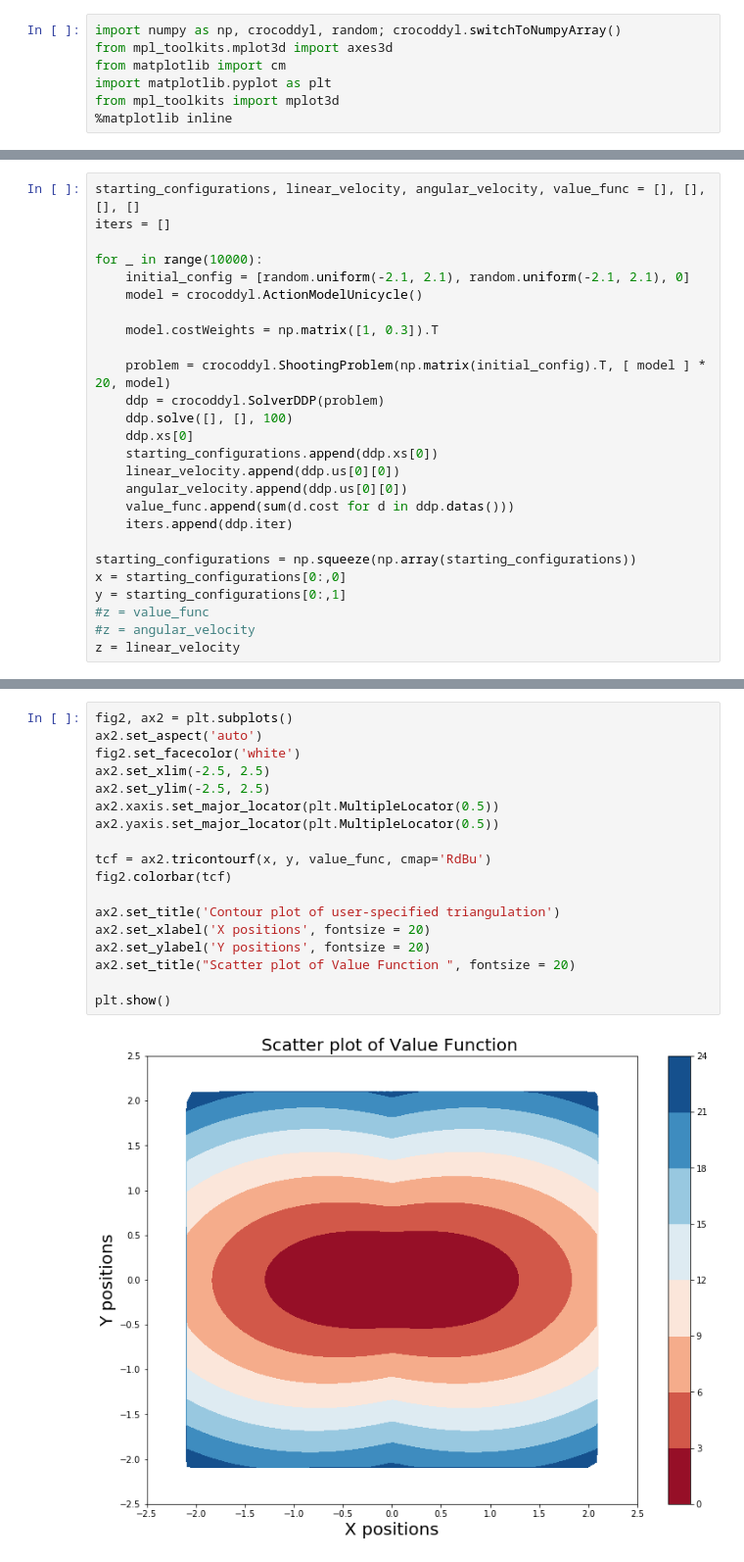
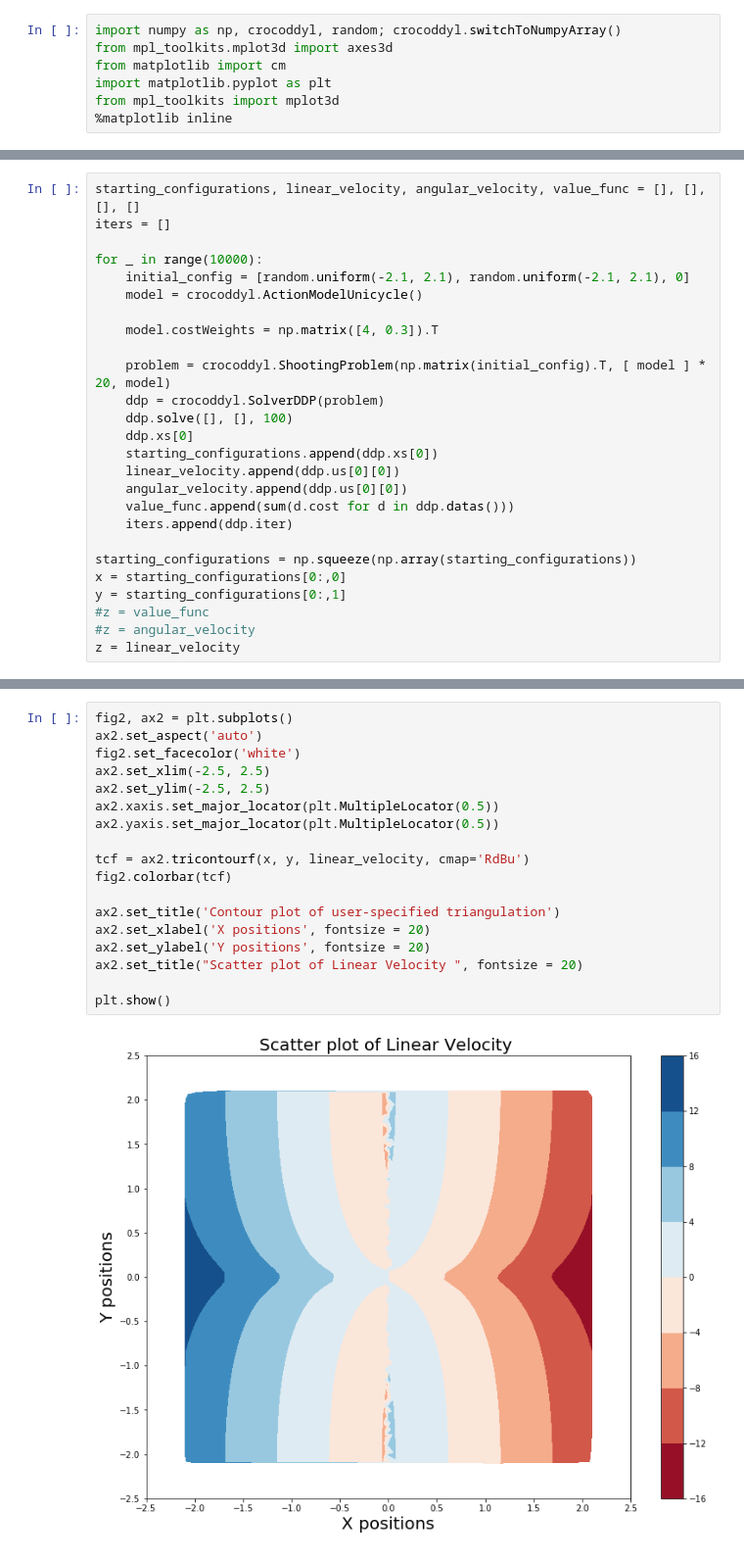
Before and after one commit to amitparag/deep_Networks, a Jupyter notebook: src/unicycle/unicycle_data_analysis.ipynb, the cells around one changed output, grey strips where cells are left out. Shown at 98% size. Cells and saved outputs as stored; diff of their text form.

Commit message:
Changed costs

```diff
--- a/src/unicycle/unicycle_data_analysis.ipynb
+++ b/src/unicycle/unicycle_data_analysis.ipynb
@@ -86,7 +86,7 @@ for _ in range(10000):
     initial_config = [random.uniform(-2.1, 2.1), random.uniform(-2.1, 2.1), 0]
     model = crocoddyl.ActionModelUnicycle()
 
-    model.costWeights = np.matrix([1, 0.3]).T
+    model.costWeights = np.matrix([4, 0.3]).T
 
     problem = crocoddyl.ShootingProblem(np.matrix(initial_config).T, [ model ] * 20, model)
     ddp = crocoddyl.SolverDDP(problem)
@@ -133,20 +133,20 @@ plt.colorbar()
 # %%
 fig2, ax2 = plt.subplots()
 ax2.set_aspect('auto')
 fig2.set_facecolor('white')
 ax2.set_xlim(-2.5, 2.5)
 ax2.set_ylim(-2.5, 2.5)
 ax2.xaxis.set_major_locator(plt.MultipleLocator(0.5))
 ax2.yaxis.set_major_locator(plt.MultipleLocator(0.5))
 
-tcf = ax2.tricontourf(x, y, value_func, cmap='RdBu')
+tcf = ax2.tricontourf(x, y, linear_velocity, cmap='RdBu')
 fig2.colorbar(tcf)
 
 ax2.set_title('Contour plot of user-specified triangulation')
 ax2.set_xlabel('X positions', fontsize = 20)
 ax2.set_ylabel('Y positions', fontsize = 20)
-ax2.set_title("Scatter plot of Value Function ", fontsize = 20)
+ax2.set_title("Scatter plot of Linear Velocity ", fontsize = 20)
 
 plt.show()
 # %% [output]
-[figure, old version]
+[figure, new version]
```
Also changed, not shown: parts of 3 cells of this notebook, 3 other files.
